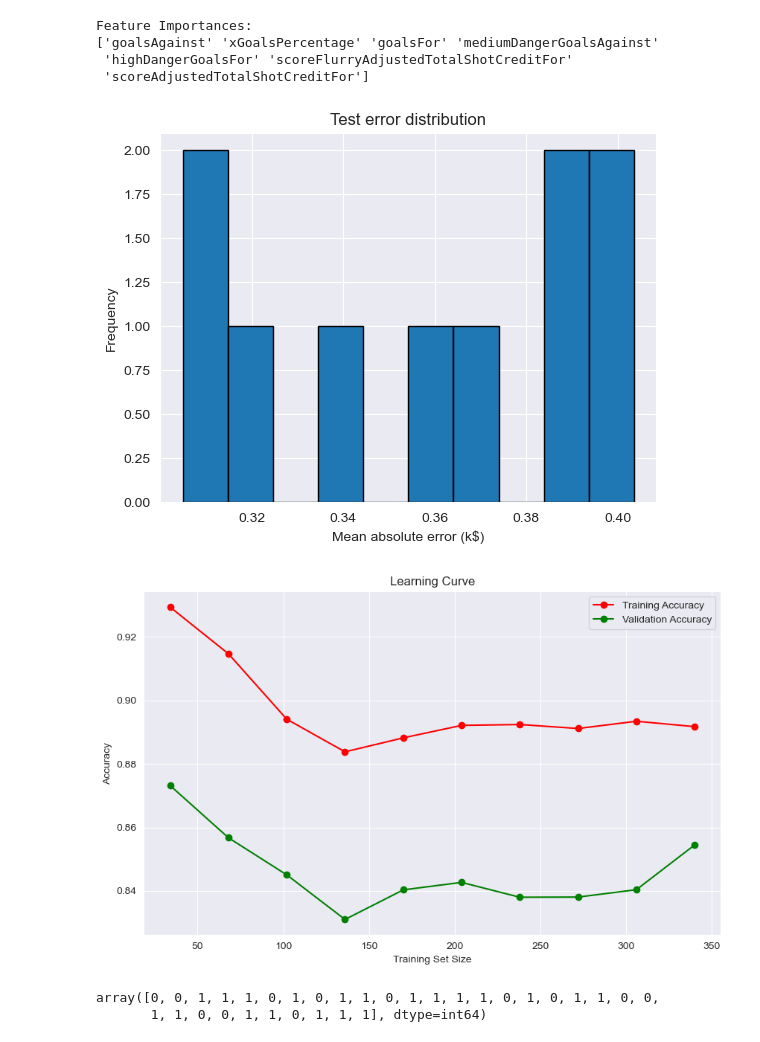
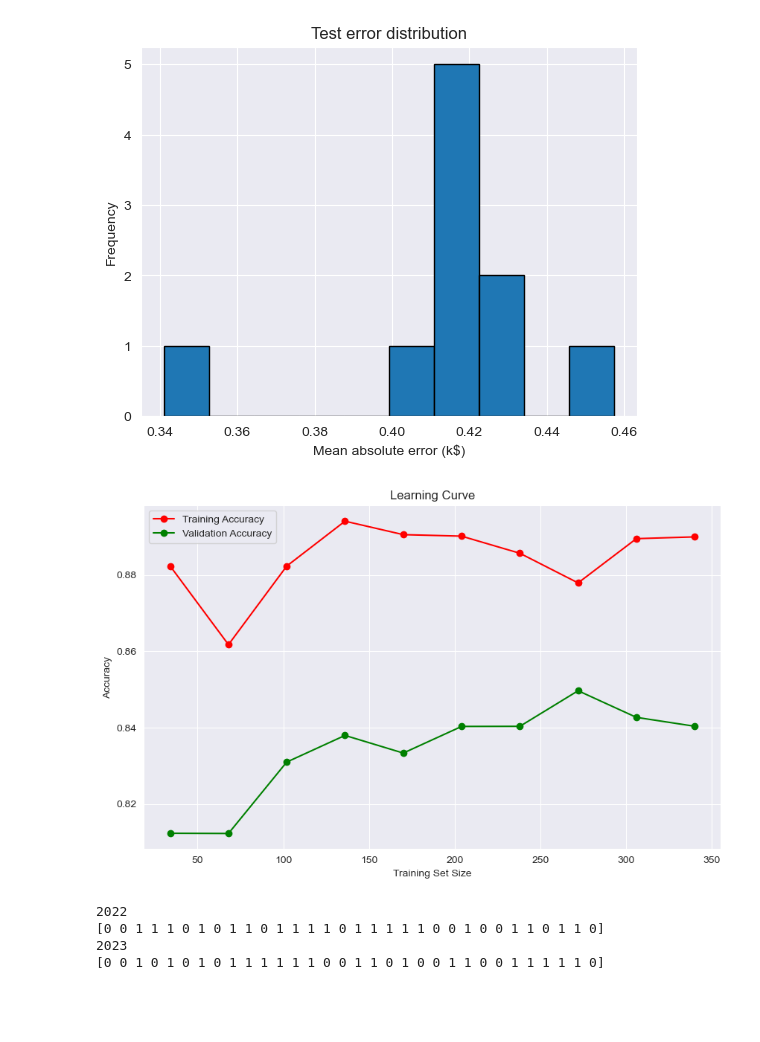
Before and after one commit to nixspirit/ml-projects, a Jupyter notebook: labs/midterm/middterm12.ipynb, the cells around one changed output. Cells and saved outputs as stored; diff of their text form; code cells hidden in the pictures; blank space fills up the shorter version.

```diff
--- a/labs/midterm/middterm12.ipynb
+++ b/labs/midterm/middterm12.ipynb
@@ -70,3 +74,5 @@ seasons_data_2023 = raw_nhl_data_2023.groupby(['team', 'season']).mean()
+# %%
+seasons_data_2023 = read_nhl_data_2023()
 # %%
 from sklearn.feature_selection import f_classif
 
@@ -95,16 +101,3 @@ seasons_data_2023_features = scaler.fit_transform(seasons_data_2023)
-# %%
-from sklearn.ensemble import RandomForestClassifier
-
-rf_classifier = RandomForestClassifier(n_estimators=100, random_state=42)
-rf_classifier.fit(seasons_data_all.values, seasons_target_all)
-feature_importances = pd.Series(rf_classifier.feature_importances_, index=seasons_data_all.columns)
-print("Feature Importances:")
-print(feature_importances.index.values)
-# %% [output]
-Feature Importances:
-['goalsAgainst' 'xGoalsPercentage' 'goalsFor' 'mediumDangerGoalsAgainst'
- 'highDangerGoalsFor' 'scoreFlurryAdjustedTotalShotCreditFor'
- 'scoreAdjustedTotalShotCreditFor']
 # %%
 class MyKNearestNeighborsClassifier:
     pass
@@ -171,17 +164,27 @@ def plot_learning_curve(estimator, x_data, y_data):
     plt.legend(loc="best")
     plt.show()
 
-def run_cross_validation(classifier_instance, _data, _target, _cv, scoring= 'neg_root_mean_squared_error'):
+
+def run_cross_validation(classifier_instance, _data, _target, _cv, scoring='neg_root_mean_squared_error'):
     _cv_results = cross_validate(classifier_instance,
-                                    _data, _target,
-                                    cv=_cv, scoring=scoring,
-                                    return_estimator=True)
+                                 _data, _target,
+                                 cv=_cv, scoring=scoring,
+                                 return_estimator=True)
     _cv_results["test_error"] = -_cv_results["test_score"]
     return _cv_results
+
+
+def run_prediction(_cv_result, _class, _data, _target, _data_2022, _data_2023):
+    plot_test_error(_cv_result)
+    plot_learning_curve(_class, _data, _target)
+    _y_pred_2022 = _class.predict(_data_2022)
+    _y_pred_2023 = _class.predict(_data_2023)
+    print(f'2022\n{_y_pred_2022}')
+    print(f'2023\n{_y_pred_2023}')
 # %%
 
 cv = StratifiedShuffleSplit(n_splits=30, test_size=0.2, random_state=0)
-data = seasons_data_all
+data = seasons_data_all_features
 target = seasons_target_all
 
 n_neighbors = 5
@@ -195,16 +198,25 @@ voting_clf_hard = VotingClassifier(estimators=[('knn', classifier_knn), ('decisi
 voting_clf_soft = VotingClassifier(estimators=[('knn', classifier_knn), ('decision_tree', classifier_dec_tree)],
                                    voting='soft')
 
-cv_results_knn = run_cross_validation(classifier_knn, data, target, cv )
+cv_results_knn = run_cross_validation(classifier_knn, data, target, cv)
 best_knn = cv_results_knn["estimator"][0]
+
+cv_results_dec_tree = run_cross_validation(classifier_dec_tree, data, target, cv)
+best_dec_tree = cv_results_dec_tree["estimator"][0]
+
+cv_results_hard = run_cross_validation(voting_clf_hard, data, target, cv)
+best_hard = cv_results_hard["estimator"][0]
+
+cv_results_soft = run_cross_validation(voting_clf_soft, data, target, cv)
+best_soft = cv_results_soft["estimator"][0]
 # %%
-plot_test_error(cv_results_knn)
-plot_learning_curve(best_knn, data, target)
+run_prediction(cv_results_knn, best_knn, data, target, seasons_data_2022_features, seasons_data_2023_features)
 # %% [output]
-[figure, old version]
+[figure, new version]
-[figure, old version]
+[figure, new version]
+2022
+[0 0 1 1 1 0 1 0 1 1 0 1 1 1 1 0 1 1 1 1 1 0 0 1 0 0 1 1 0 1 1 0]
+2023
+[0 0 1 0 1 0 1 0 1 1 1 1 1 1 0 0 1 1 0 1 0 0 1 1 0 0 1 1 1 1 1 0]
 # %%
-best_knn.predict(seasons_data_2023)
+# run_prediction(cv_results_knn_my, best_knn_my, data, target, seasons_data_2022_features, seasons_data_2023_features)
-# %% [output]
-array([0, 0, 1, 1, 1, 0, 1, 0, 1, 1, 0, 1, 1, 1, 1, 0, 1, 0, 1, 1, 0, 0,
-       1, 1, 0, 0, 1, 1, 0, 1, 1, 1], dtype=int64)
```
Also changed, not shown: parts of 8 cells of this notebook.
